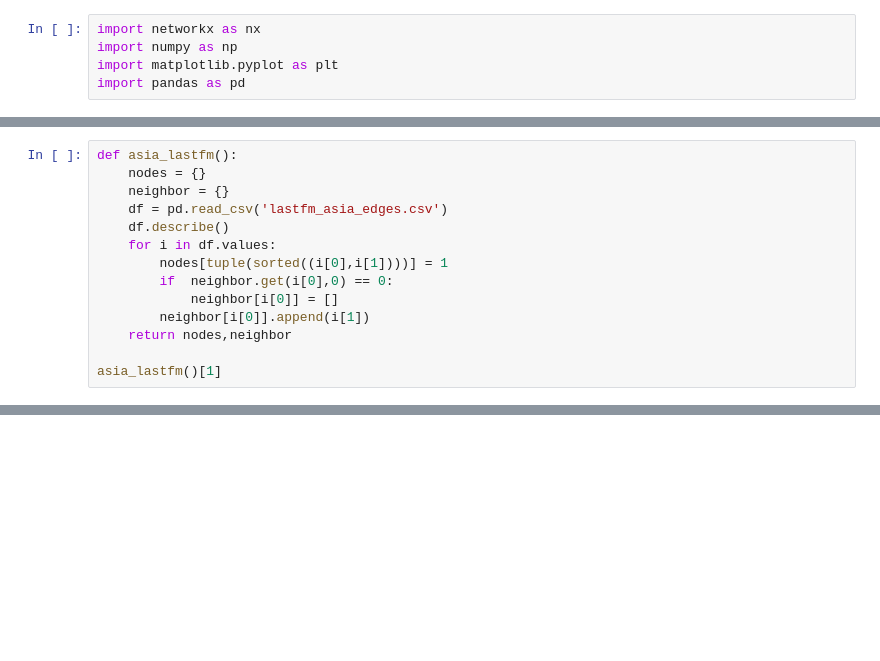
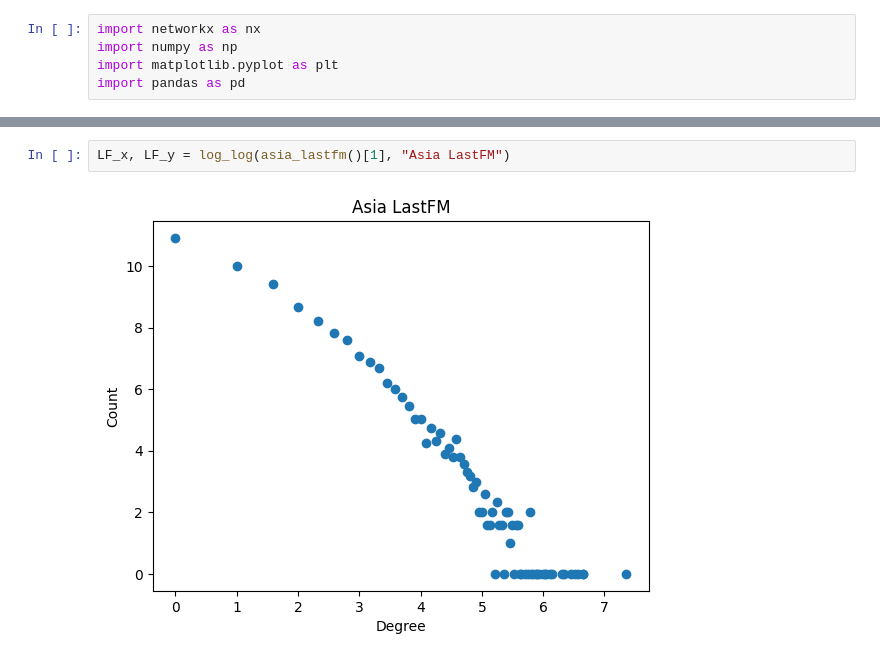
Before and after one commit to ruhollahah/CN, a Jupyter notebook: HW1/p1.ipynb, the cells around one changed output, grey strips where cells are left out. Saved outputs shown, nothing was run; the diff lists cells and outputs as text; blank space fills up the shorter version.

```diff
--- a/HW1/p1.ipynb
+++ b/HW1/p1.ipynb
@@ -107,14 +82,0 @@ get_neighbor(test,1)
-# %%
-def asia_lastfm():
-    nodes = {}
-    neighbor = {}
-    df = pd.read_csv('lastfm_asia_edges.csv')
-    df.describe()
-    for i in df.values:
-        nodes[tuple(sorted((i[0],i[1])))] = 1
-        if  neighbor.get(i[0],0) == 0:
-            neighbor[i[0]] = []
-        neighbor[i[0]].append(i[1])
-    return nodes,neighbor
-
-asia_lastfm()[1]
@@ -182,0 +169,4 @@ nx.average_clustering(G)
+# %%
+LF_x, LF_y = log_log(asia_lastfm()[1], "Asia LastFM")
+# %% [output]
+[figure, added]
```
Also changed, not shown: parts of 20 cells of this notebook.
